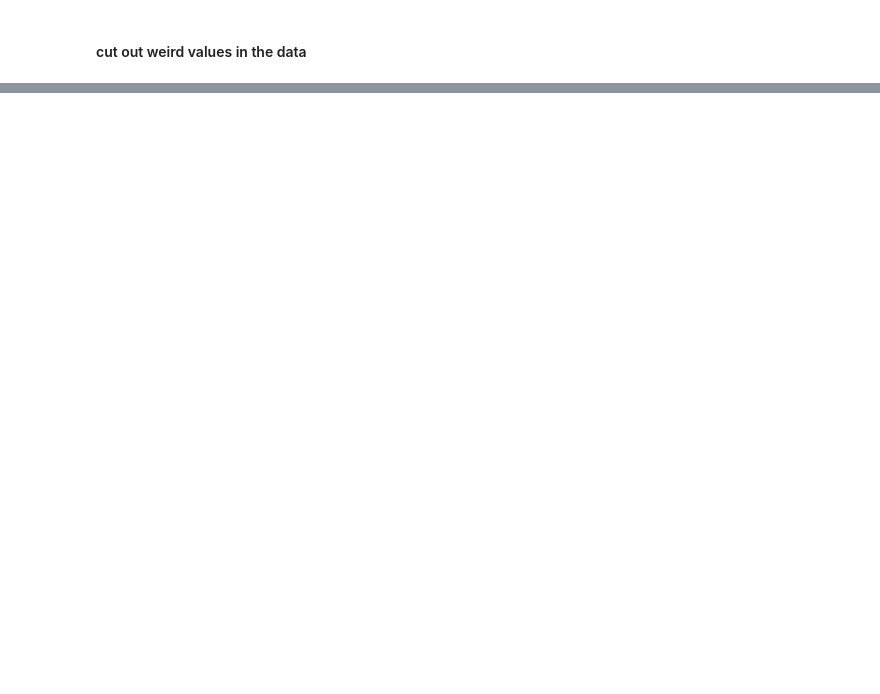
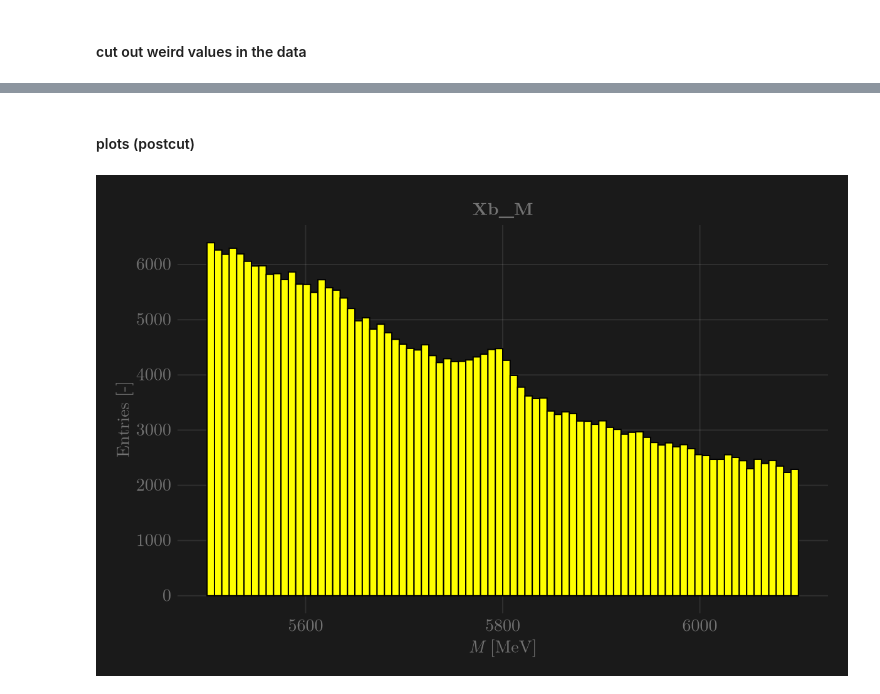
Before and after one commit to Arateniz/Project-MIDAS, a Jupyter notebook: decisiontreeclassifier.ipynb, the cells around one changed output, grey strips where cells are left out. Cells and saved outputs as stored; diff of their text form; code cells hidden in the pictures; blank space fills up the shorter version.

```diff
--- a/decisiontreeclassifier.ipynb
+++ b/decisiontreeclassifier.ipynb
@@ -151,0 +239,2 @@ same behaviour as in Xb_TAU
+# %%
+df_exp_cut = @rsubset df_exp :Xb_TAU != -100 && :Xc_TAU != -100
@@ -151,0 +262,11 @@ same behaviour as in Xb_TAU
+# %% [markdown]
+#### plots (postcut)
+# %%
+plot_hist(
+    df_exp_cut.Xb_M,
+    "figures/exp_Xb_M",
+    title = "Xb_M",
+    xlabel = L"$M$ [MeV]"
+)
+# %% [output]
+[figure, added]
```
Also changed, not shown: parts of 22 cells of this notebook, 3 other files.
